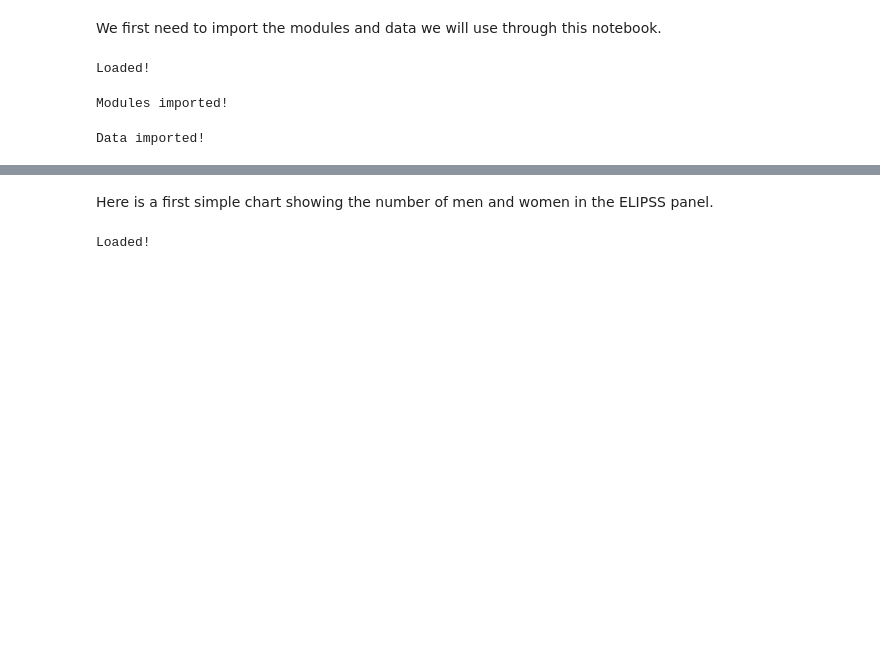
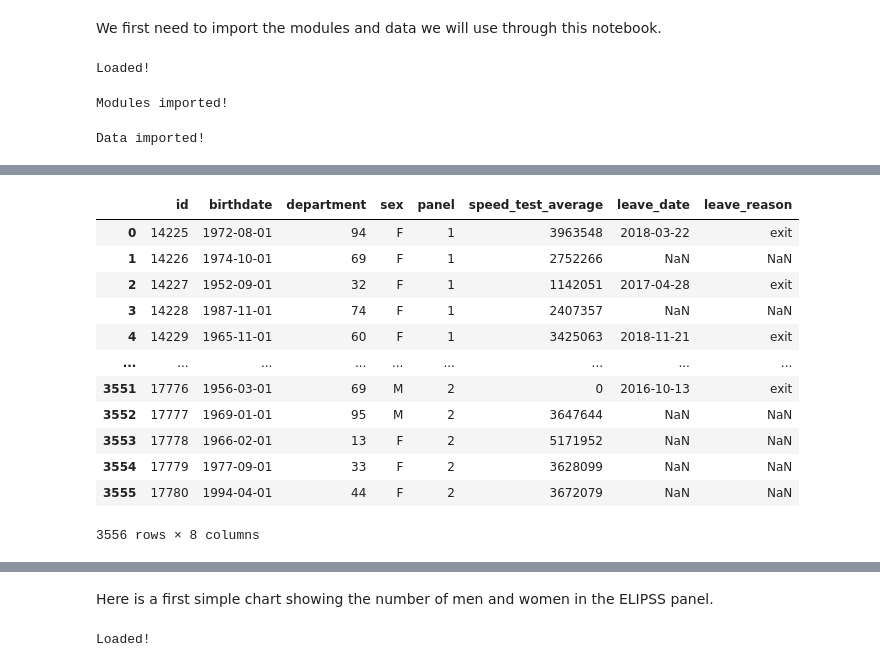
Before and after one commit to CDSP-SCPO/eddi19-workshop, a Jupyter notebook: EDDI19_workshop.ipynb, the cells around one changed output, grey strips where cells are left out. Saved outputs shown, nothing was run; the diff lists cells and outputs as text; code cells hidden in the pictures; blank space fills up the shorter version.

```diff
--- a/EDDI19_workshop.ipynb
+++ b/EDDI19_workshop.ipynb
@@ -55,0 +76,16 @@ Data imported!
+# %%
+panelists
+# %% [output]
+|  | id | birthdate | department | sex | panel | speed_test_average | leave_date | leave_reason |
+| 0 | 14225 | 1972-08-01 | 94 | F | 1 | 3963548 | 2018-03-22 | exit |
+| 1 | 14226 | 1974-10-01 | 69 | F | 1 | 2752266 | NaN | NaN |
+| 2 | 14227 | 1952-09-01 | 32 | F | 1 | 1142051 | 2017-04-28 | exit |
+| 3 | 14228 | 1987-11-01 | 74 | F | 1 | 2407357 | NaN | NaN |
+| 4 | 14229 | 1965-11-01 | 60 | F | 1 | 3425063 | 2018-11-21 | exit |
+| ... | ... | ... | ... | ... | ... | ... | ... | ... |
+| 3551 | 17776 | 1956-03-01 | 69 | M | 2 | 0 | 2016-10-13 | exit |
+| 3552 | 17777 | 1969-01-01 | 95 | M | 2 | 3647644 | NaN | NaN |
+| 3553 | 17778 | 1966-02-01 | 13 | F | 2 | 5171952 | NaN | NaN |
+| 3554 | 17779 | 1977-09-01 | 33 | F | 2 | 3628099 | NaN | NaN |
+| 3555 | 17780 | 1994-04-01 | 44 | F | 2 | 3672079 | NaN | NaN |
+3556 rows × 8 columns
```
Also changed, not shown: parts of 14 cells of this notebook, 3 other files.
